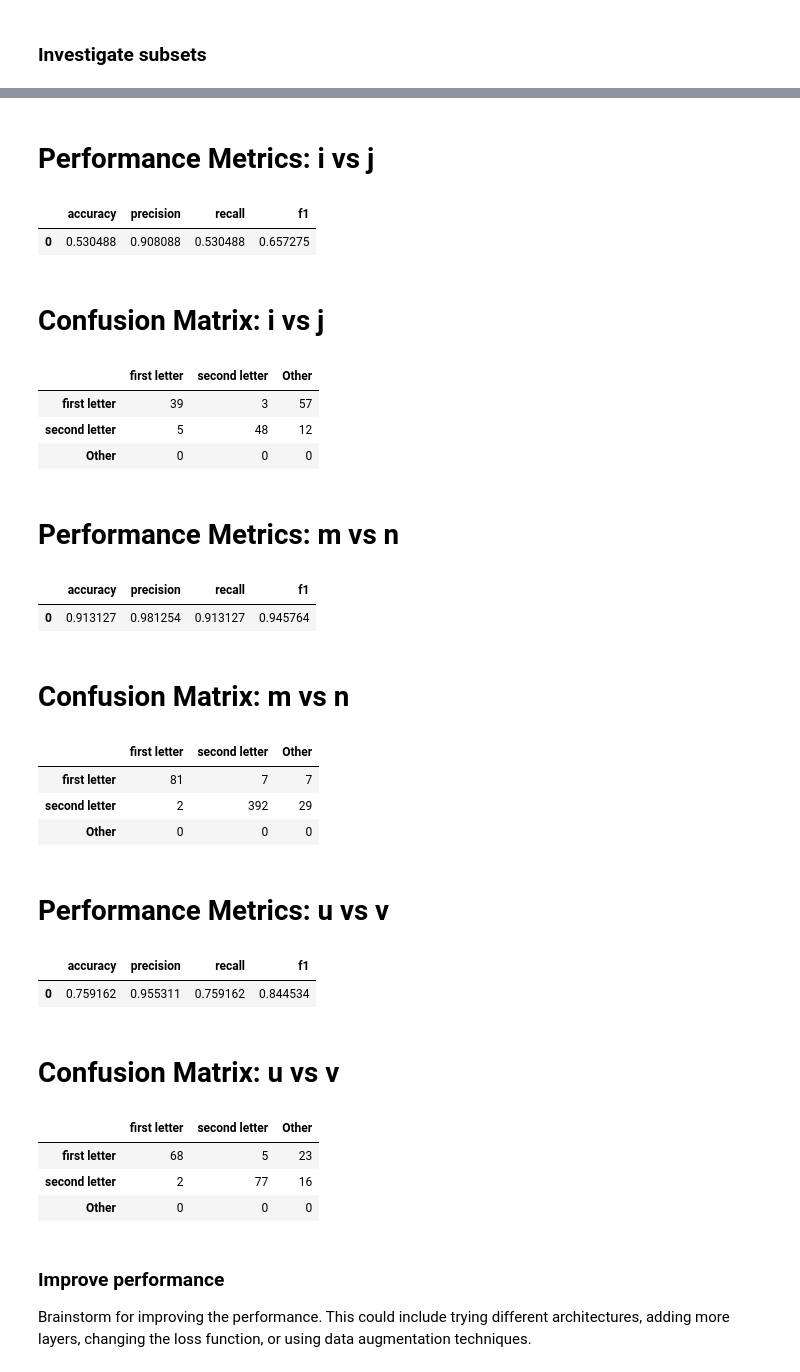
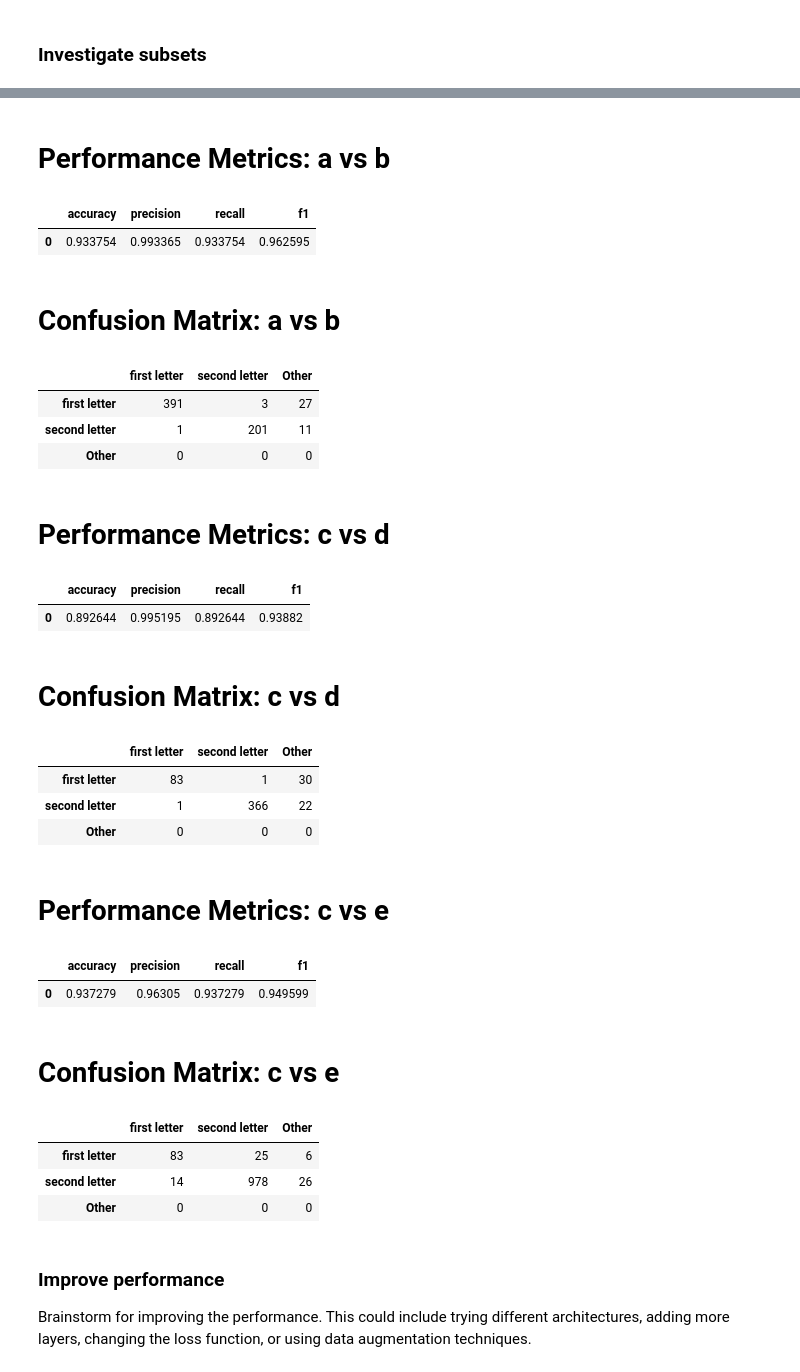
Before and after one commit to yukarikatsuhara/datasci_223, a Jupyter notebook: exercises/4-classification/exercise4-5.ipynb, the cells around one changed output, grey strips where cells are left out. Drawn from its saved outputs; the diff is of its cells as text; code cells hidden in the pictures.

```diff
--- a/exercises/4-classification/exercise4-5.ipynb
+++ b/exercises/4-classification/exercise4-5.ipynb
@@ -310,8 +307,8 @@ lowercase_subset = lowercase.sample(n= 19000, replace=False, random_state=42)
 # If use all data
 # lowercase_subset = lowercase
 # %%
-X = lowercase_subset.drop('label',axis=1)
-y = lowercase_subset.label
+X = a2g.drop('label',axis=1)
+y = a2g.label
 # %%
 # Hold out the validationset
 X_train, X_val, y_train,y_val = train_test_split(X, y, test_size= 0.3, random_state=42, stratify=y)
@@ -336,7 +336,8 @@ task = 'the lowercase letters'
 model_name = 'xgboost'
 
 # Initializa XGBoost classifier
-xgb_clf = XGBClassifier(n_estimators=100, random_state=42)
+xgb_clf = XGBClassifier(n_estimators=500,learning_rate= 0.2,max_depth=4,min_child_weight=3, subsample=0.5, gamma=5, random_state=42)
+
 
 # Train and evaluate the model
 xgb_clf.fit(X_train['image_flat'].tolist(), y_train)
@@ -405,22 +406,22 @@ plt.show()
 # %%
 # Investigate subsets
 # Make subsets
-## i and j
-symbols_list = ['i', 'j']
+## a and b
+symbols_list = ['a', 'b']
 mask_valid = X_val['class'].apply(lambda x: x in symbols_list)
 valid_01_X = X_val[mask_valid]
 valid_01_y = y_val[mask_valid]
 valid_01_X.reset_index(drop=True, inplace=True)
 
 ## m and n
-symbols_list = ['m', 'n']
+symbols_list = ['c', 'd']
 mask_valid = X_val['class'].apply(lambda x: x in symbols_list)
 valid_02_X = X_val[mask_valid]
 valid_02_y = y_val[mask_valid]
 valid_02_X.reset_index(drop=True, inplace=True)
 
 ## u and v
-symbols_list = ['u', 'v']
+symbols_list = ['c', 'e']
 mask_valid = X_val['class'].apply(lambda x: x in symbols_list)
 valid_03_X = X_val[mask_valid]
 valid_03_y = y_val[mask_valid]
@@ -428,21 +429,21 @@ valid_03_X.reset_index(drop=True, inplace=True)
 # %%
 metrics_dict_subsets = {
     'Investigate_subsets_using_xgboost' : { # task name (Investigate_subsets_using_xgboost)
-        'i vs j': {
+        'a vs b': {
             'accuracy': [],
             'precision': [],
             'recall': [],
             'f1': [],
             'confusion matrix': []
         },
-        'm vs n': {
+        'c vs d': {
             'accuracy': [],
             'precision': [],
             'recall': [],
             'f1': [],
             'confusion matrix': []
         },
-        'u vs v': {
+        'c vs e': {
             'accuracy': [],
             'precision': [],
             'recall': [],
@@ -479,7 +480,7 @@ y_pred_03 = xgb_clf.predict(valid_03_X['image_flat'].tolist())
 
 # i vs j
 ## Calculate performance metrics
-model_name = 'i vs j'
+model_name = 'a vs b'
 acc = accuracy_score(valid_01_y, y_pred_01)
 prec = precision_score(valid_01_y, y_pred_01,average='weighted',zero_division=0)
 rec = recall_score(valid_01_y, y_pred_01,average='weighted',zero_division=0)
@@ -491,10 +492,11 @@ y_pred_01_replaced = np.where(np.isin(y_pred_01, unique), y_pred_01, "Other")
 # Label array to create a confusion matrix
 # Get unique values from valid_01_y and convert to string type
 unique_str = unique.astype(str)
+
 # Create a list of labels containing 'other
 labels = np.concatenate((unique_str, ['Other']))
 
-# Make a confusion matrix
+# Generate a confusion matrix
 cm1 = confusion_matrix(valid_01_y.astype(str), y_pred_01_replaced, labels= labels)
 
 ## Store performance metrics in dictionary
@@ -509,7 +511,7 @@ display_metrics_cm(task, model_name, metrics_dict_subsets)
 
 # m vs n
 ## Calculate performance metrics
-model_name = 'm vs n'
+model_name = 'c vs d'
 acc = accuracy_score(valid_02_y, y_pred_02)
 prec = precision_score(valid_02_y, y_pred_02,average='weighted',zero_division=0)
 rec = recall_score(valid_02_y, y_pred_02,average='weighted',zero_division=0)
@@ -521,10 +523,11 @@ y_pred_02_replaced = np.where(np.isin(y_pred_02, unique), y_pred_02, "Other")
 # Label array to create a confusion matrix
 # Get unique values from valid_01_y and convert to string type
 unique_str = unique.astype(str)
+
 # Create a list of labels containing 'other
 labels = np.concatenate((unique_str, ['Other']))
 
-# Make a confusion matrix
+# Generate a confusion matrix
 cm2 = confusion_matrix(valid_02_y.astype(str), y_pred_02_replaced, labels= labels)
 
 
@@ -540,59 +543,60 @@ display_metrics_cm(task, model_name, metrics_dict_subsets)
 
 # u vs v
 ## Calculate performance metrics
-model_name = 'u vs v'
+model_name = 'c vs e'
 acc = accuracy_score(valid_03_y, y_pred_03)
 prec = precision_score(valid_03_y, y_pred_03,average='weighted',zero_division=0)
 rec = recall_score(valid_03_y, y_pred_03,average='weighted',zero_division=0)
 f1 = f1_score(valid_03_y, y_pred_03,average='weighted',zero_division=0)
 
 unique = np.unique(valid_03_y)
 y_pred_03_replaced = np.where(np.isin(y_pred_03, unique), y_pred_03, "Other")
 
 # Label array to create a confusion matrix
 # Get unique values from valid_01_y and convert to string type
 unique_str = unique.astype(str)
+
 # Create a list of labels containing 'other
 labels = np.concatenate((unique_str, ['Other']))
 
-# Make a confusion matrix
+# Generate a confusion matrix
 cm3 = confusion_matrix(valid_03_y.astype(str), y_pred_03_replaced, labels= labels)
 
 
 ## Store performance metrics in dictionary
 metrics_dict_subsets[task][model_name] = {'accuracy' : acc,
                                  'precision' : prec,
                                  'recall' : rec,
                                  'f1' : f1,
                                  'confusion matrix': cm3
                                  }
 
 # Display performance metrics
 display_metrics_cm(task, model_name, metrics_dict_subsets)
 # %% [output]
-# Performance Metrics: i vs j
+# Performance Metrics: a vs b
 |  | accuracy | precision | recall | f1 |
-| 0 | 0.530488 | 0.908088 | 0.530488 | 0.657275 |
+| 0 | 0.933754 | 0.993365 | 0.933754 | 0.962595 |
-# Confusion Matrix: i vs j
+# Confusion Matrix: a vs b
 |  | first letter | second letter | Other |
-| first letter | 39 | 3 | 57 |
-| second letter | 5 | 48 | 12 |
+| first letter | 391 | 3 | 27 |
+| second letter | 1 | 201 | 11 |
 | Other | 0 | 0 | 0 |
-# Performance Metrics: m vs n
+# Performance Metrics: c vs d
 |  | accuracy | precision | recall | f1 |
-| 0 | 0.913127 | 0.981254 | 0.913127 | 0.945764 |
+| 0 | 0.892644 | 0.995195 | 0.892644 | 0.93882 |
-# Confusion Matrix: m vs n
+# Confusion Matrix: c vs d
 |  | first letter | second letter | Other |
-| first letter | 81 | 7 | 7 |
-| second letter | 2 | 392 | 29 |
+| first letter | 83 | 1 | 30 |
+| second letter | 1 | 366 | 22 |
 | Other | 0 | 0 | 0 |
-# Performance Metrics: u vs v
+# Performance Metrics: c vs e
 |  | accuracy | precision | recall | f1 |
-| 0 | 0.759162 | 0.955311 | 0.759162 | 0.844534 |
+| 0 | 0.937279 | 0.96305 | 0.937279 | 0.949599 |
-# Confusion Matrix: u vs v
+# Confusion Matrix: c vs e
 |  | first letter | second letter | Other |
-| first letter | 68 | 5 | 23 |
-| second letter | 2 | 77 | 16 |
+| first letter | 83 | 25 | 6 |
+| second letter | 14 | 978 | 26 |
 | Other | 0 | 0 | 0 |
 # %% [markdown]
 
```
Also changed, not shown: parts of 39 cells of this notebook.
